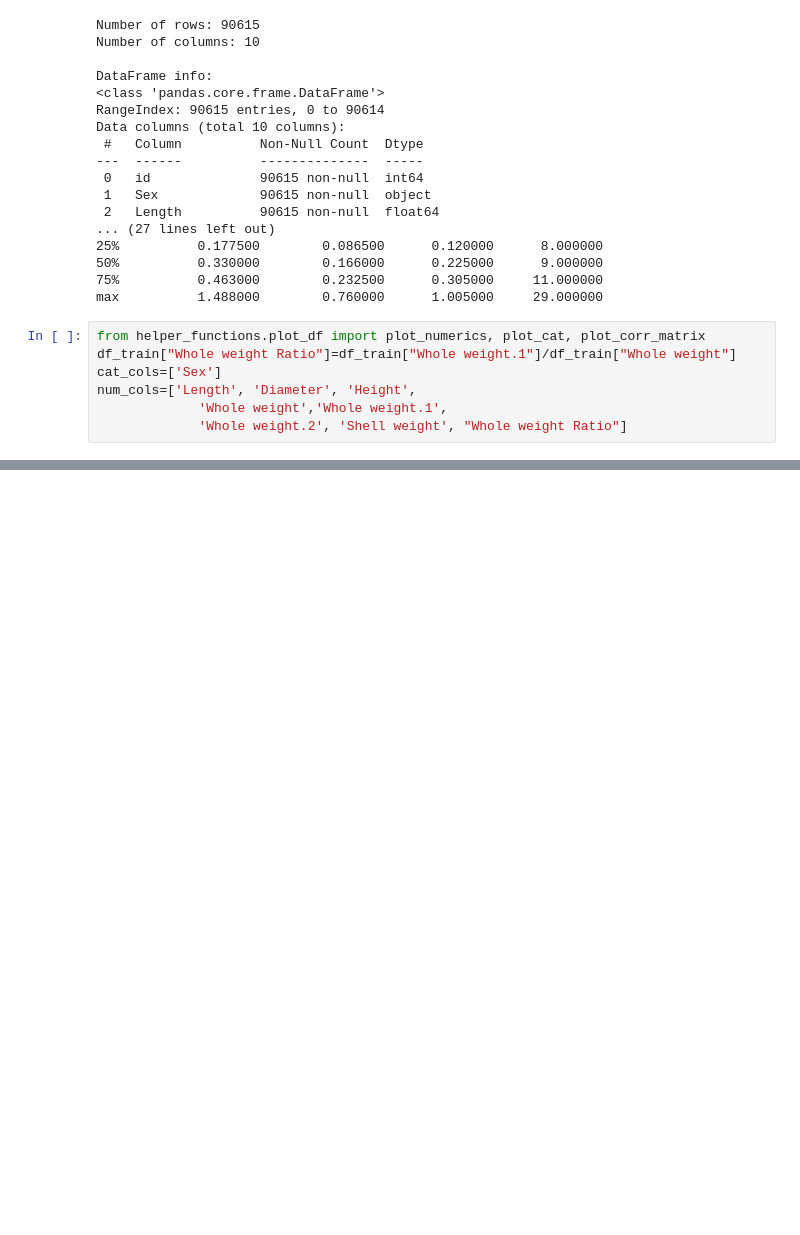
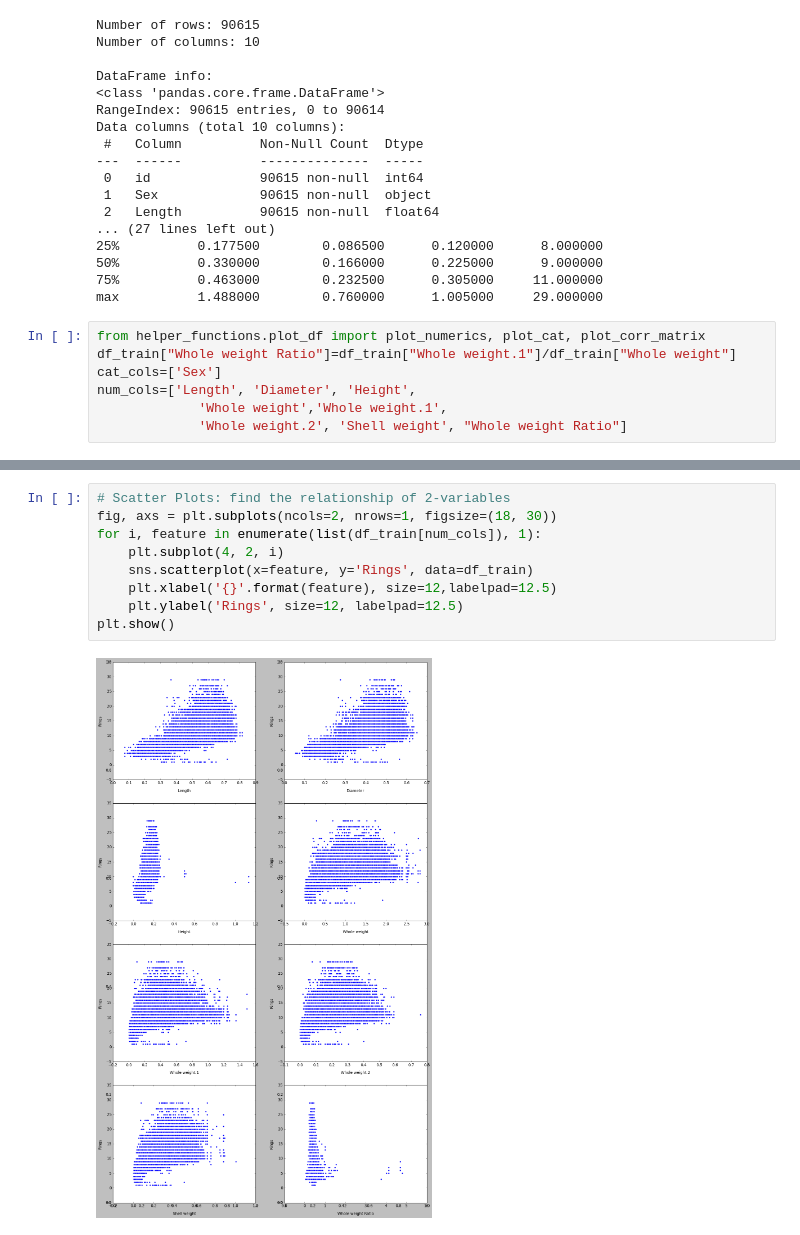
Before and after one commit to sherryuuer/kaggle, a Jupyter notebook: regression-abalone-dataset.ipynb, the cells around one changed output, grey strips where cells are left out. Saved outputs shown, nothing was run; the diff lists cells and outputs as text; blank space fills up the shorter version.

```diff
--- a/regression-abalone-dataset.ipynb
+++ b/regression-abalone-dataset.ipynb
@@ -60,0 +96,11 @@ TypeError: plot_cat() takes 1 positional argument but 2 were given
+# %%
+# Scatter Plots: find the relationship of 2-variables
+fig, axs = plt.subplots(ncols=2, nrows=1, figsize=(18, 30))
+for i, feature in enumerate(list(df_train[num_cols]), 1):
+    plt.subplot(4, 2, i)
+    sns.scatterplot(x=feature, y='Rings', data=df_train)
+    plt.xlabel('{}'.format(feature), size=12,labelpad=12.5)
+    plt.ylabel('Rings', size=12, labelpad=12.5)
+plt.show()
+# %% [output]
+[figure, added]
```
Also changed, not shown: parts of 65 cells of this notebook, 1 other file.
